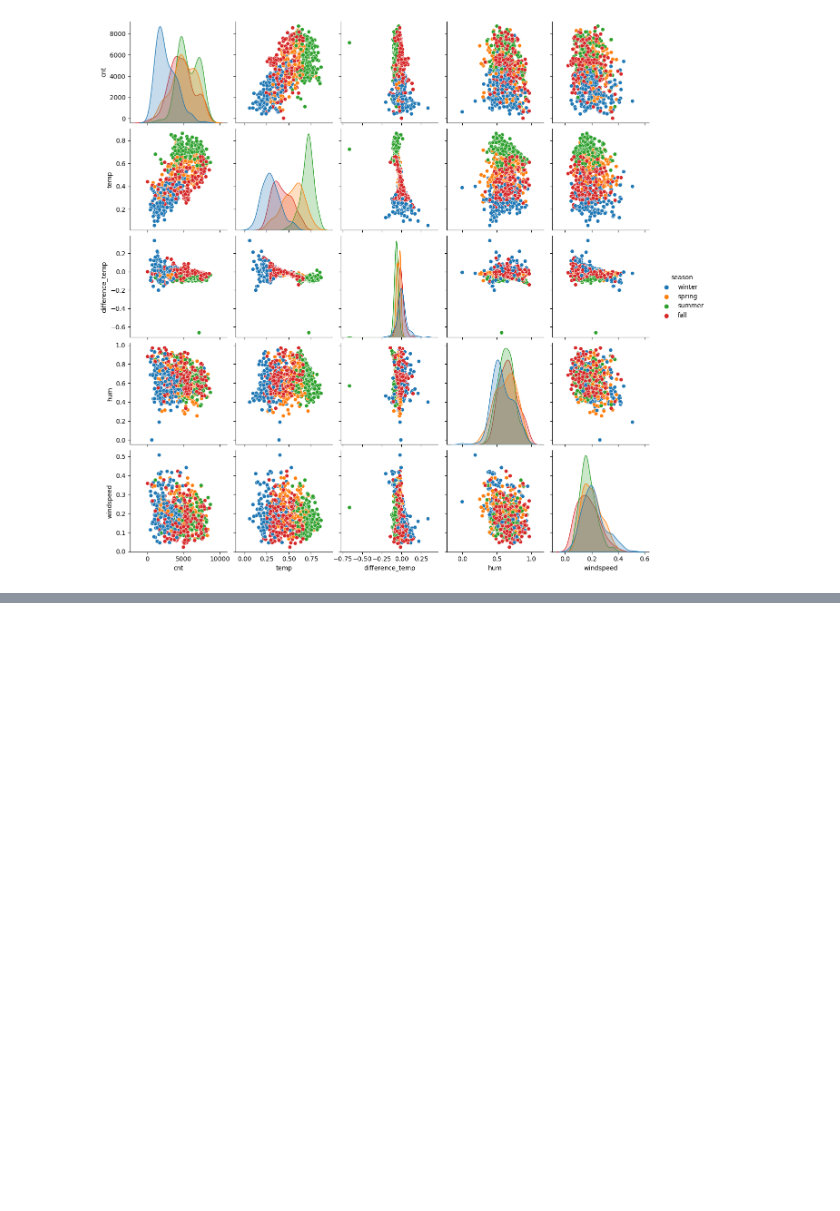
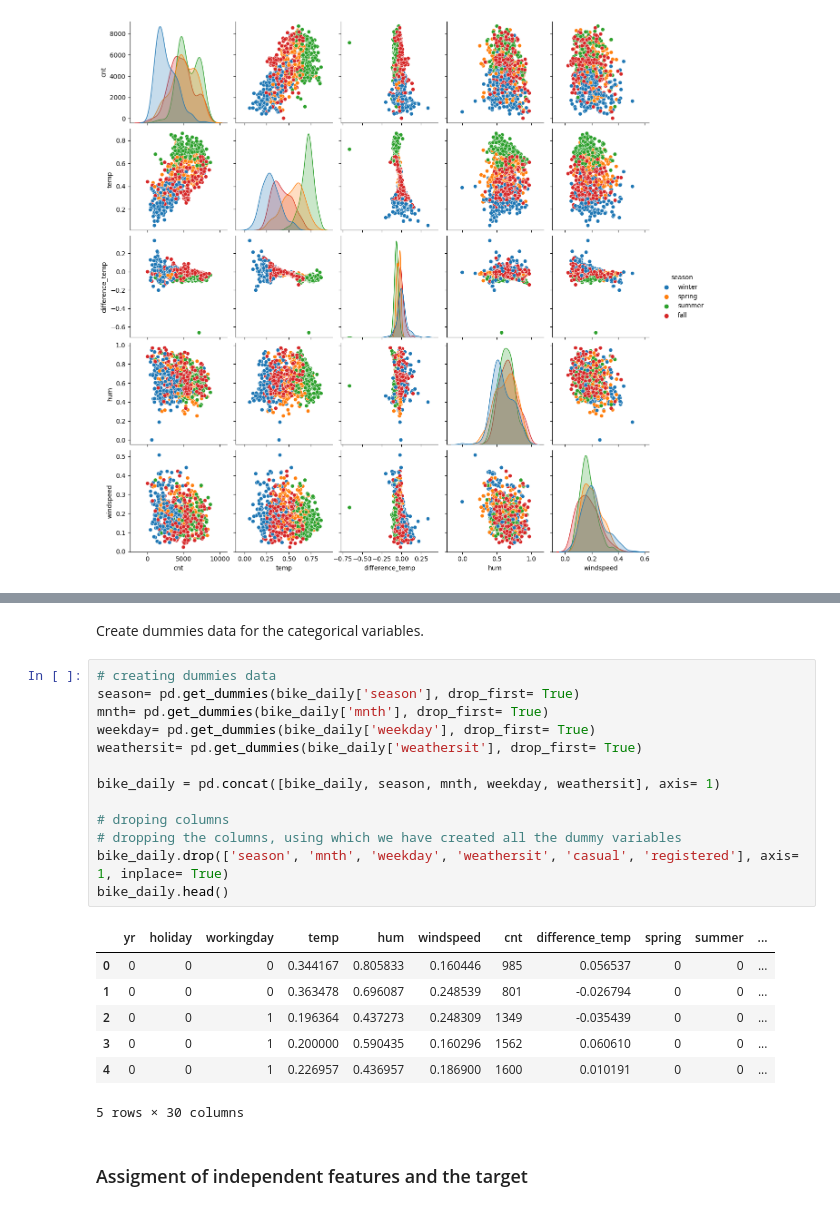
Before and after one commit to ania293/Multiple_Linear_Regression_Bike_Sharing, a Jupyter notebook: bike_sharing.ipynb, the cells around one changed output, grey strips where cells are left out. Drawn from its saved outputs; the diff is of its cells as text; blank space fills up the shorter version.

```diff
--- a/bike_sharing.ipynb
+++ b/bike_sharing.ipynb
@@ -362,0 +349,25 @@ plt.show()
+# %% [markdown]
+Create dummies data for the categorical variables.
+# %%
+# creating dummies data
+season= pd.get_dummies(bike_daily['season'], drop_first= True)
+mnth= pd.get_dummies(bike_daily['mnth'], drop_first= True)
+weekday= pd.get_dummies(bike_daily['weekday'], drop_first= True)
+weathersit= pd.get_dummies(bike_daily['weathersit'], drop_first= True)
+
+bike_daily = pd.concat([bike_daily, season, mnth, weekday, weathersit], axis= 1)
+
+# droping columns
+# dropping the columns, using which we have created all the dummy variables
+bike_daily.drop(['season', 'mnth', 'weekday', 'weathersit', 'casual', 'registered'], axis= 1, inplace= True)
+bike_daily.head()
+# %% [output]
+|  | yr | holiday | workingday | temp | hum | windspeed | cnt | difference_temp | spring | summer | ... |
+| 0 | 0 | 0 | 0 | 0.344167 | 0.805833 | 0.160446 | 985 | 0.056537 | 0 | 0 | ... |
+| 1 | 0 | 0 | 0 | 0.363478 | 0.696087 | 0.248539 | 801 | -0.026794 | 0 | 0 | ... |
+| 2 | 0 | 0 | 1 | 0.196364 | 0.437273 | 0.248309 | 1349 | -0.035439 | 0 | 0 | ... |
+| 3 | 0 | 0 | 1 | 0.200000 | 0.590435 | 0.160296 | 1562 | 0.060610 | 0 | 0 | ... |
+| 4 | 0 | 0 | 1 | 0.226957 | 0.436957 | 0.186900 | 1600 | 0.010191 | 0 | 0 | ... |
+5 rows × 30 columns
+# %% [markdown]
+### Assigment of independent features and the target
```
Also changed, not shown: parts of 8 cells of this notebook.
